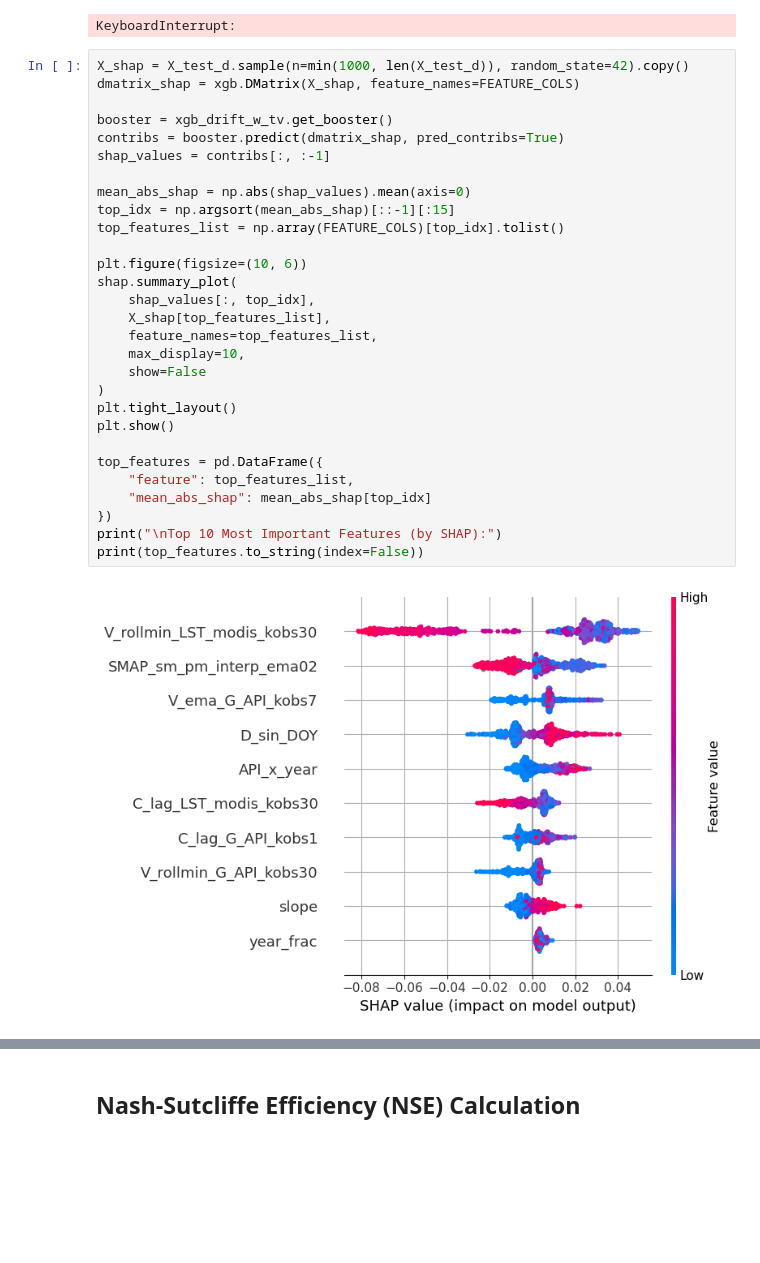
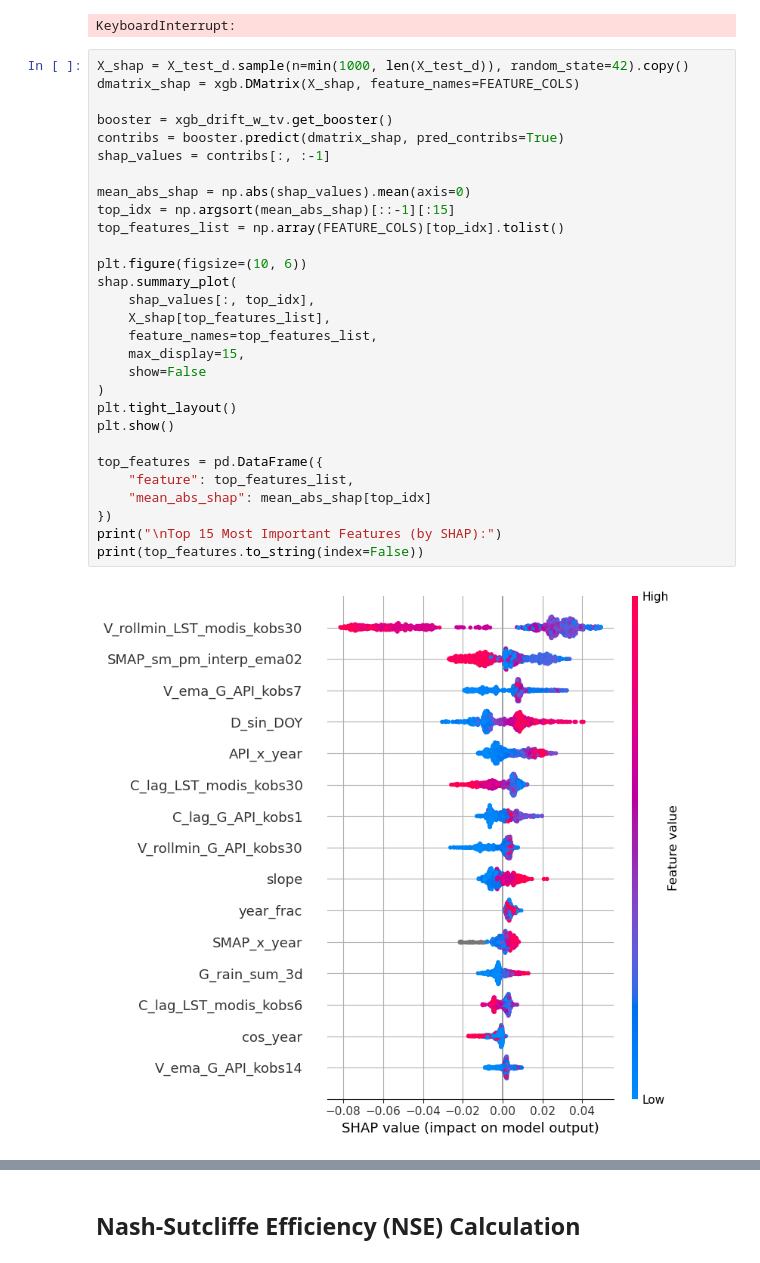
Before and after one commit to KerryCheon/MDR-Project, a Jupyter notebook: notebooks/training/archive/v19/v19.2/MDR-v19.2.ipynb, the cells around one changed output, grey strips where cells are left out. Drawn from its saved outputs; the diff is of its cells as text; blank space fills up the shorter version.

```diff
--- a/notebooks/training/archive/v19/v19.2/MDR-v19.2.ipynb
+++ b/notebooks/training/archive/v19/v19.2/MDR-v19.2.ipynb
@@ -692,31 +692,31 @@ KeyboardInterrupt:
 # %%
 X_shap = X_test_d.sample(n=min(1000, len(X_test_d)), random_state=42).copy()
 dmatrix_shap = xgb.DMatrix(X_shap, feature_names=FEATURE_COLS)
 
 booster = xgb_drift_w_tv.get_booster()
 contribs = booster.predict(dmatrix_shap, pred_contribs=True)
 shap_values = contribs[:, :-1]
 
 mean_abs_shap = np.abs(shap_values).mean(axis=0)
 top_idx = np.argsort(mean_abs_shap)[::-1][:15]
 top_features_list = np.array(FEATURE_COLS)[top_idx].tolist()
 
 plt.figure(figsize=(10, 6))
 shap.summary_plot(
     shap_values[:, top_idx],
     X_shap[top_features_list],
     feature_names=top_features_list,
-    max_display=10,
+    max_display=15,
     show=False
 )
 plt.tight_layout()
 plt.show()
 
 top_features = pd.DataFrame({
     "feature": top_features_list,
     "mean_abs_shap": mean_abs_shap[top_idx]
 })
-print("\nTop 10 Most Important Features (by SHAP):")
+print("\nTop 15 Most Important Features (by SHAP):")
 print(top_features.to_string(index=False))
 # %% [output]
-[figure, old version]
+[figure, new version]
```
Also changed, not shown: parts of 2 cells of this notebook, 1 other file.
